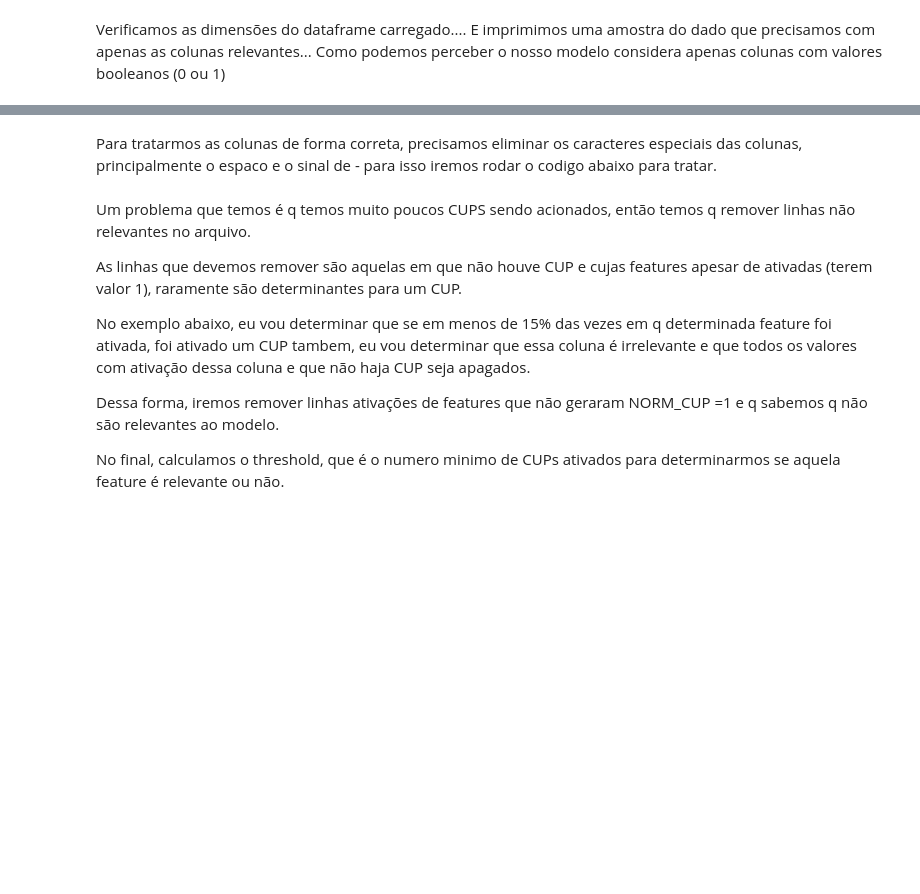
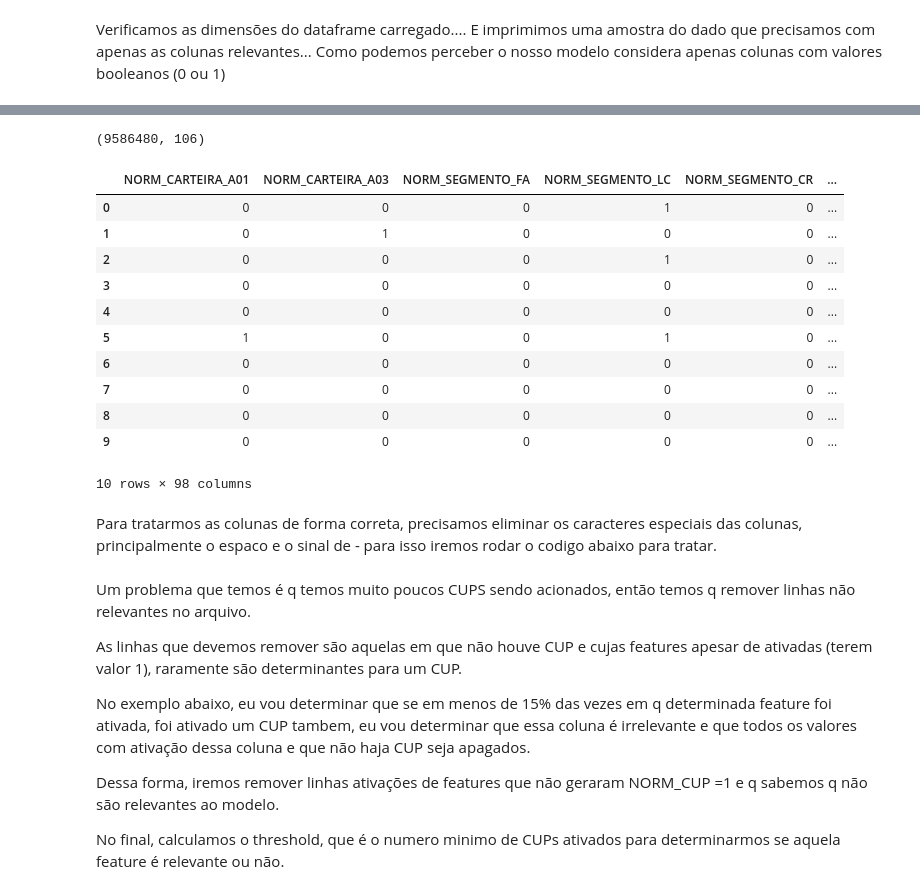
Before and after one commit to gbencke/DeepMailing, a Jupyter notebook: notebook/DeepMailing - XGBoost - Reduzindo Dimensoes.ipynb, the cells around one changed output, grey strips where cells are left out. Drawn from its saved outputs; the diff is of its cells as text; code cells hidden in the pictures; blank space fills up the shorter version.

```diff
--- a/notebook/DeepMailing - XGBoost - Reduzindo Dimensoes.ipynb
+++ b/notebook/DeepMailing - XGBoost - Reduzindo Dimensoes.ipynb
@@ -57,6 +79,20 @@ Verificamos as dimensões do dataframe carregado.... E imprimimos uma amostra do
 # %%
 print_log(chamadas.shape)
-chamadas.loc[:, 'NORM_CARTEIRA_A01':'NORM_DDD_87'].head(10)
+chamadas.loc[:, 'NORM_CARTEIRA_A01':'NORM_LIGACOES'].head(10)
+# %% [output]
+(9586480, 106)
+|  | NORM_CARTEIRA_A01 | NORM_CARTEIRA_A03 | NORM_SEGMENTO_FA | NORM_SEGMENTO_LC | NORM_SEGMENTO_CR | ... |
+| 0 | 0 | 0 | 0 | 1 | 0 | ... |
+| 1 | 0 | 1 | 0 | 0 | 0 | ... |
+| 2 | 0 | 0 | 0 | 1 | 0 | ... |
+| 3 | 0 | 0 | 0 | 0 | 0 | ... |
+| 4 | 0 | 0 | 0 | 0 | 0 | ... |
+| 5 | 1 | 0 | 0 | 1 | 0 | ... |
+| 6 | 0 | 0 | 0 | 0 | 0 | ... |
+| 7 | 0 | 0 | 0 | 0 | 0 | ... |
+| 8 | 0 | 0 | 0 | 0 | 0 | ... |
+| 9 | 0 | 0 | 0 | 0 | 0 | ... |
+10 rows × 98 columns
 # %% [markdown]
 Para tratarmos as colunas de forma correta, precisamos eliminar os caracteres especiais das colunas, principalmente o espaco e o sinal de - para isso iremos rodar o codigo abaixo para tratar.
 # %%
```
Also changed, not shown: parts of 16 cells of this notebook.
